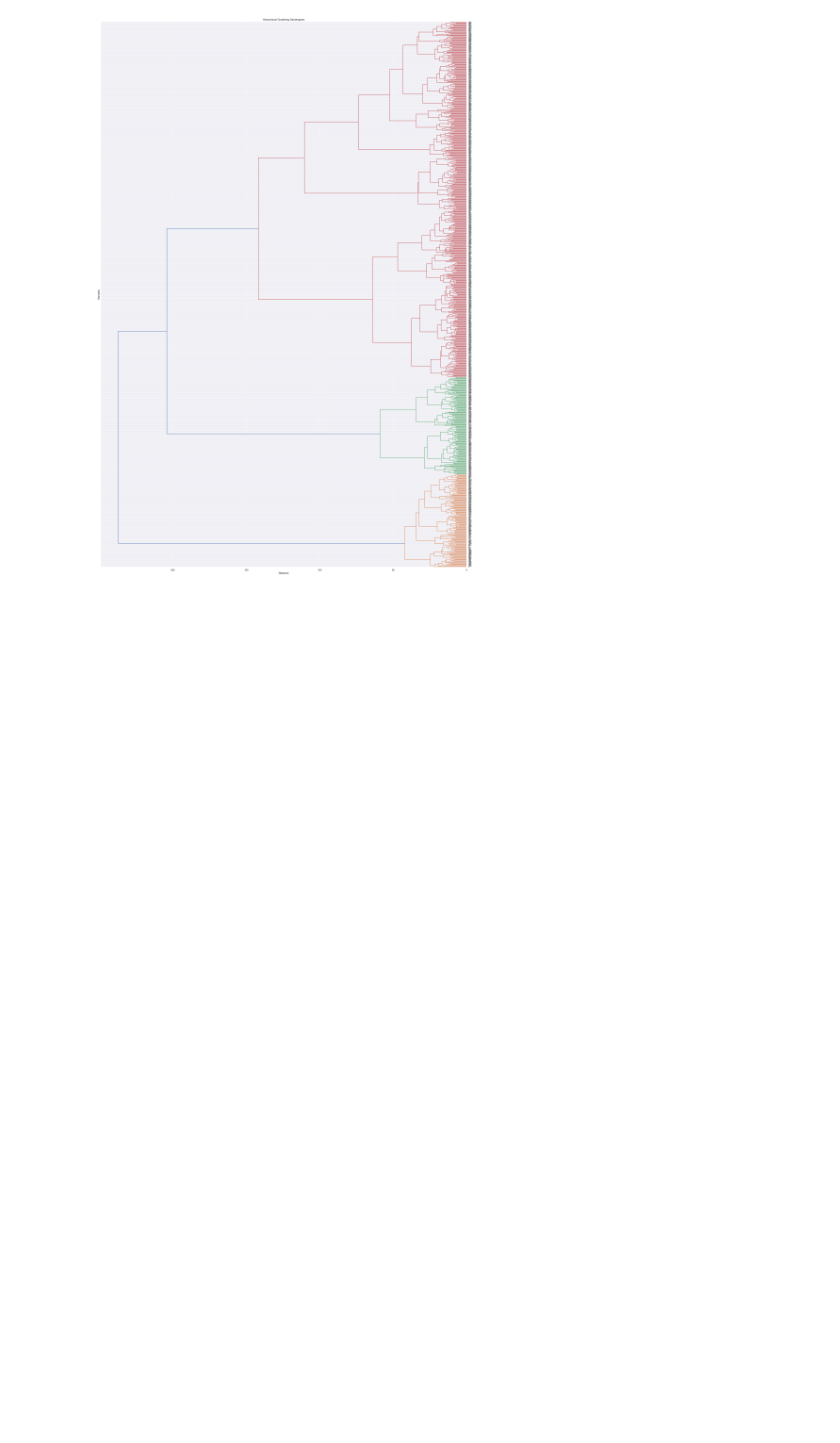
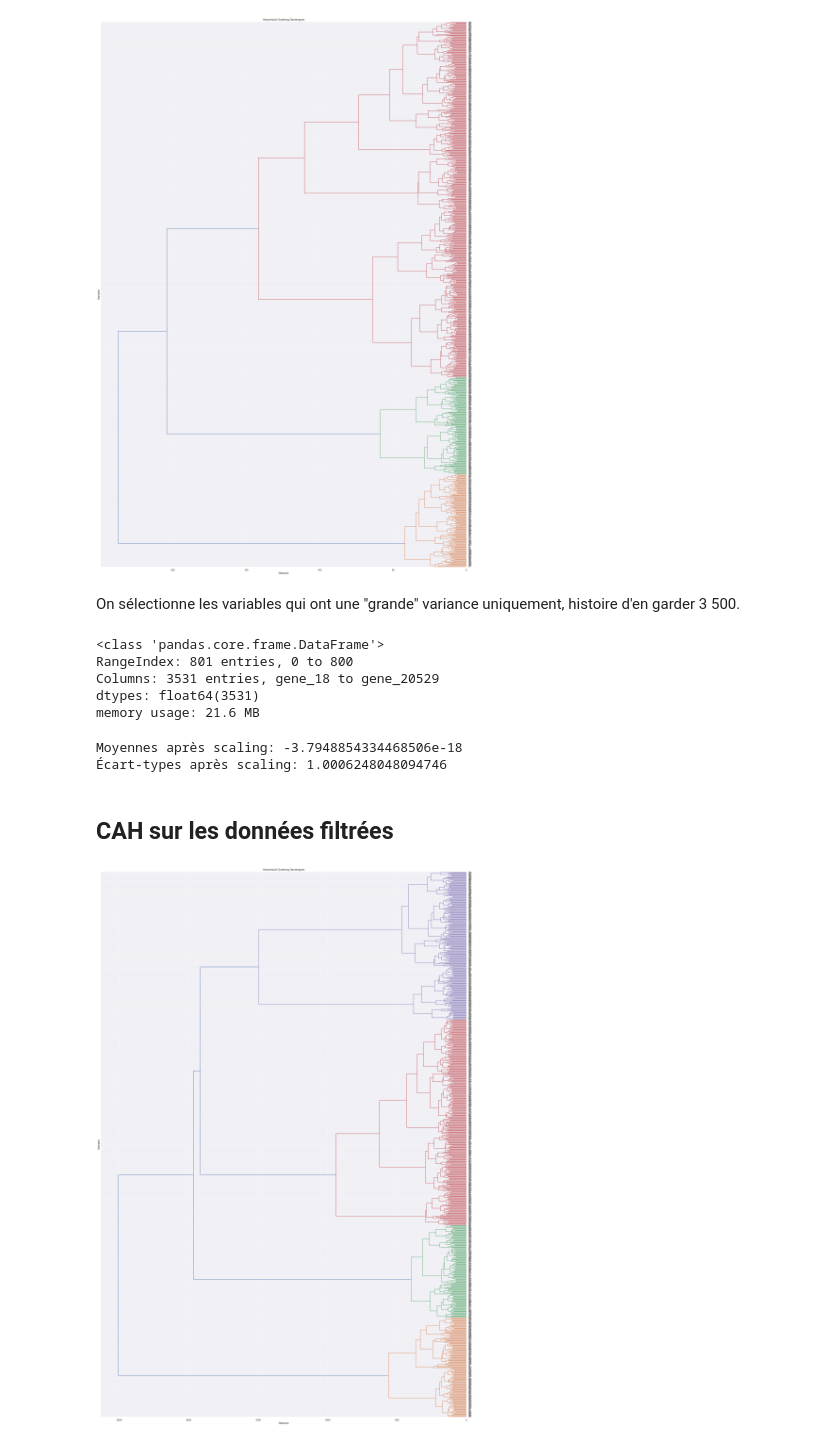
Before and after one commit to leaajo/APST, a Jupyter notebook: 2_cah.ipynb, the cells around one changed output. Drawn from its saved outputs; the diff is of its cells as text; code cells hidden in the pictures; blank space fills up the shorter version.

```diff
--- a/2_cah.ipynb
+++ b/2_cah.ipynb
@@ -19,6 +19,6 @@ from sklearn.cluster import DBSCAN
 from sklearn.decomposition import PCA
 from sklearn.preprocessing import StandardScaler
 # %%
-data = pd.read_csv("data/sample_100_4.csv")
+data = pd.read_csv("data/data.csv.gz", compression = 'gzip')
 # %% [markdown]
 # Clustering
@@ -44,3 +46,66 @@ plt.xlabel('Distance')
 plt.show()
 # %% [output]
 [figure]
+# %% [markdown]
+On sélectionne les variables qui ont une "grande" variance uniquement, histoire d'en garder 3 500.
+# %%
+import pandas as pd
+
+# Calculer la variance des colonnes
+variances = data.drop(columns=['Unnamed: 0']).var(axis=0)
+
+# Filtrer les gènes avec un seuil (ex: 0.01)
+df_filtré = data.drop(columns=['Unnamed: 0']).loc[:, variances > 3]
+
+df_filtré.info()
+# %% [output]
+<class 'pandas.core.frame.DataFrame'>
+RangeIndex: 801 entries, 0 to 800
+Columns: 3531 entries, gene_18 to gene_20529
+dtypes: float64(3531)
+memory usage: 21.6 MB
+# %%
+from sklearn.preprocessing import StandardScaler
+import numpy as np
+import pandas as pd
+
+# Supposons que df soit un DataFrame avec (801, N) où N est le nombre de gènes après filtrage
+df = pd.DataFrame(df_filtré)  # Convertir en DataFrame si nécessaire
+
+# Appliquer le StandardScaler
+scaler = StandardScaler()
+X_scaled = scaler.fit_transform(df)
+
+# Convertir en DataFrame si besoin
+df_scaled = pd.DataFrame(X_scaled, columns=df.columns)
+
+# Vérification : moyenne proche de 0 et écart-type proche de 1
+print("Moyennes après scaling:", df_scaled.mean().mean())  # Devrait être proche de 0
+print("Écart-types après scaling:", df_scaled.std().mean())  # Devrait être proche de 1
+# %% [output]
+Moyennes après scaling: -3.7948854334468506e-18
+Écart-types après scaling: 1.0006248048094746
+# %% [markdown]
+## CAH sur les données filtrées
+# %%
+#On copie le DF :
+data2 = df_filtré.copy()
+
+distance_matrix = squareform(pdist(data2, metric='euclidean'))
+
+# Perform hierarchical clustering
+linkage_matrix = linkage(data2, method='ward')
+
+# Plot the dendrogram
+plt.figure(figsize=(30, 45))
+dendrogram(linkage_matrix,
+           orientation="left",
+           labels=data.index.tolist(),
+           leaf_font_size=8)
+
+plt.title('Hierarchical Clustering Dendrogram')
+plt.ylabel('Samples')
+plt.xlabel('Distance')
+plt.show()
+# %% [output]
+[figure, added]
```
Also changed, not shown: parts of 22 cells of this notebook.
